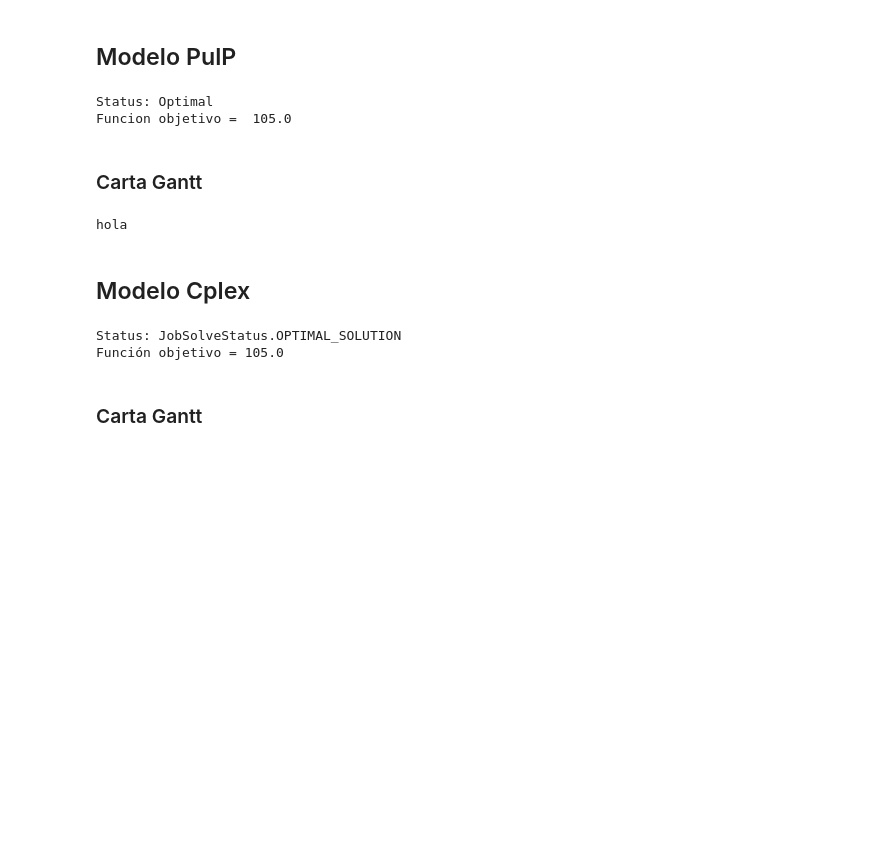
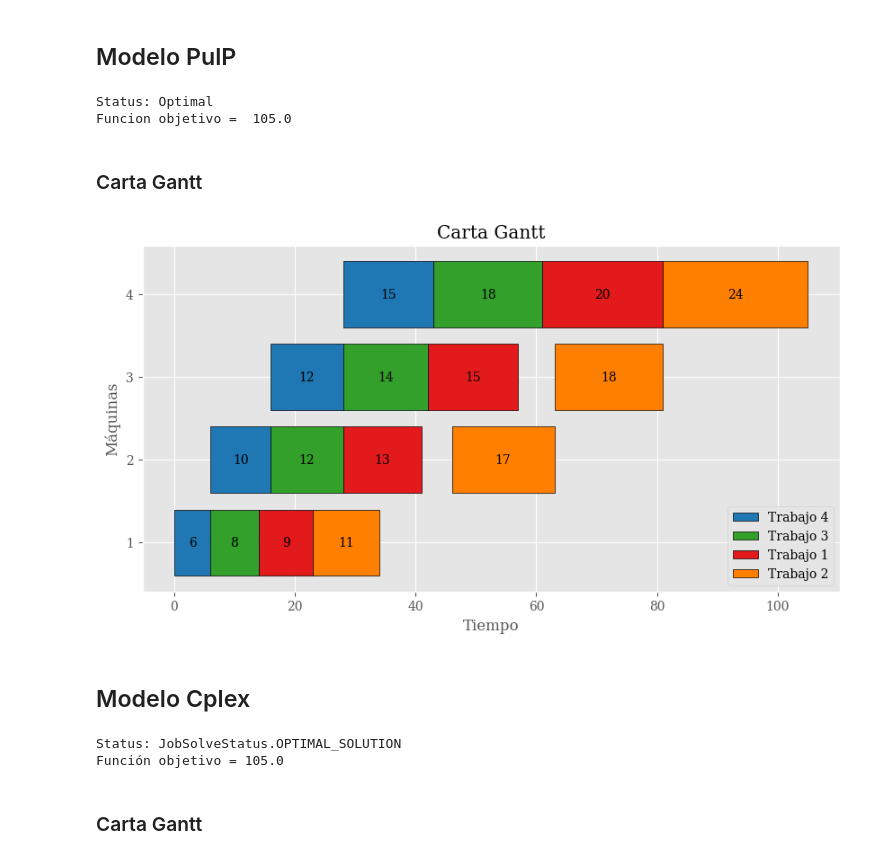
Before and after one commit to jansorena/PermutationFlowshop, a Jupyter notebook: TareaComputacional3.ipynb, the cells around one changed output. Cells and saved outputs as stored; diff of their text form; code cells hidden in the pictures; blank space fills up the shorter version.

```diff
--- a/TareaComputacional3.ipynb
+++ b/TareaComputacional3.ipynb
@@ -1,7 +1,17 @@
 # %%
 import pulp
 import numpy as np
+import matplotlib.pyplot as plt
+import gurobipy as gp
+from docplex.mp.model import Model
+from gurobipy import GRB
 
+# Graficos
+plt.rcParams['font.family'] = "serif"
+plt.style.use('ggplot')
+colores = ['#1f78b4', '#33a02c', '#e31a1c', '#ff7f00']
+
+# Datos
 data = [
     [9, 13, 15 ,20],
     [11, 17, 18, 24],
@@ -162,7 +170,7 @@ print("hola")
 wilson_model_pulp = pulp.LpProblem("Wilson_Model_Pulp",pulp.LpMinimize) # Problema de minimización
 
 # Variables de decision
-B = pulp.LpVariable.dicts("B",(range(M),range(N)),lowBound=0, cat=pulp.LpContinuous)
+B = pulp.LpVariable.dicts("B",(range(M),range(N)),lowBound=0, cat=pulp.LpInteger)
 Z = pulp.LpVariable.dicts("Z",(range(N),range(N)),lowBound=0, cat=pulp.LpBinary)
 
 # Funcion objetivo
@@ -181,7 +189,7 @@ for j in range(N - 1):
     wilson_model_pulp += B[0][j] + pulp.lpSum(T[0][i]*Z[i][j] for i in range(N)) == B[0][j+1]
 
 # Restriccion 4
-B[0][0] = 0
+wilson_model_pulp += B[0][0] == 0
 
 # Restriccion 5
 for r in range(M - 1):
@@ -208,10 +216,38 @@ Status: Optimal
 Funcion objetivo =  105.0
 # %% [markdown]
 ### Carta Gantt
-# %%
-print("hola")
-# %% [output]
-hola
+# %%
+# Obtener la secuencia de trabajos
+secuencia = []
+for i in range(N):
+    for j in range(N):
+        if pulp.value(Z[i][j]) == 1:
+            secuencia.append([i, j])
+
+# Ordenar la secuencia
+secuencia.sort(key=lambda x: x[1])
+
+# Carta Gantt
+fig, ax = plt.subplots(figsize=(10, 5))
+ax.set_title('Carta Gantt')
+ax.set_xlabel('Tiempo')
+ax.set_ylabel('Máquinas')
+ax.set_yticks(range(N))
+ax.set_yticklabels(range(1, N + 1))
+ax.grid(True)
+
+for i in range(N):
+    for j in range(M):
+        start_time = B[i][j].varValue
+        processing_time = T[i][secuencia[j][0]]
+        ax.broken_barh([(start_time, processing_time)], (i - 0.4, 0.8), facecolors=colores[j], edgecolor='black')
+        ax.text(start_time + processing_time / 2, i, str(processing_time), horizontalalignment='center', verticalalignment='center')
+
+# Mostrar leyenda esquina inferrior derecha
+ax.legend(["Trabajo "+str(i+1) for i,j in secuencia], loc='lower right')
+plt.show()
+# %% [output]
+[figure, added]
 # %% [markdown]
 ## Modelo Cplex
 # %%
```
Also changed, not shown: parts of 16 cells of this notebook.
